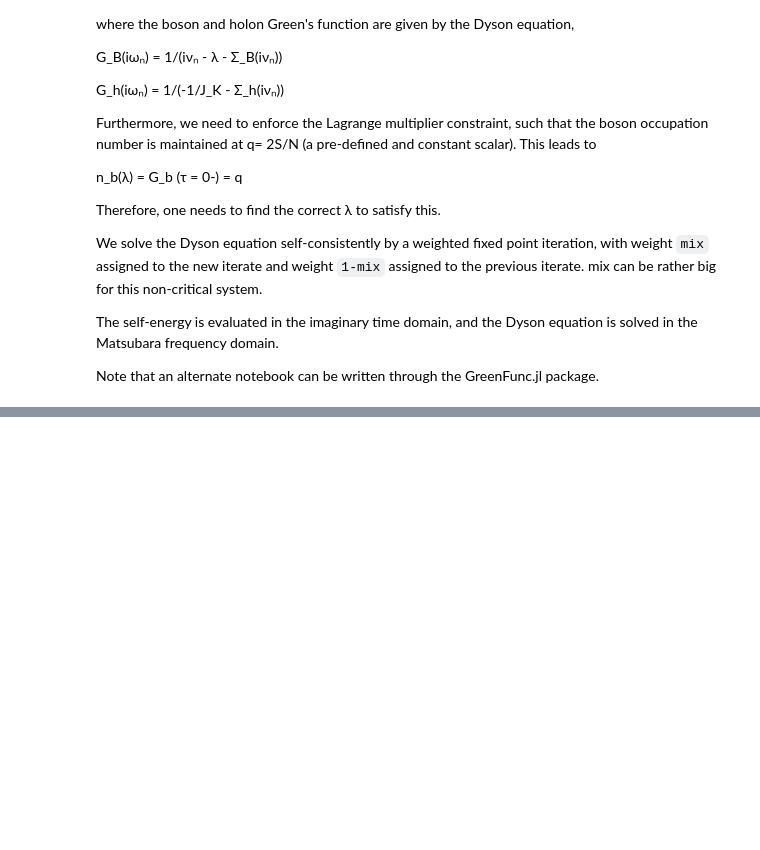
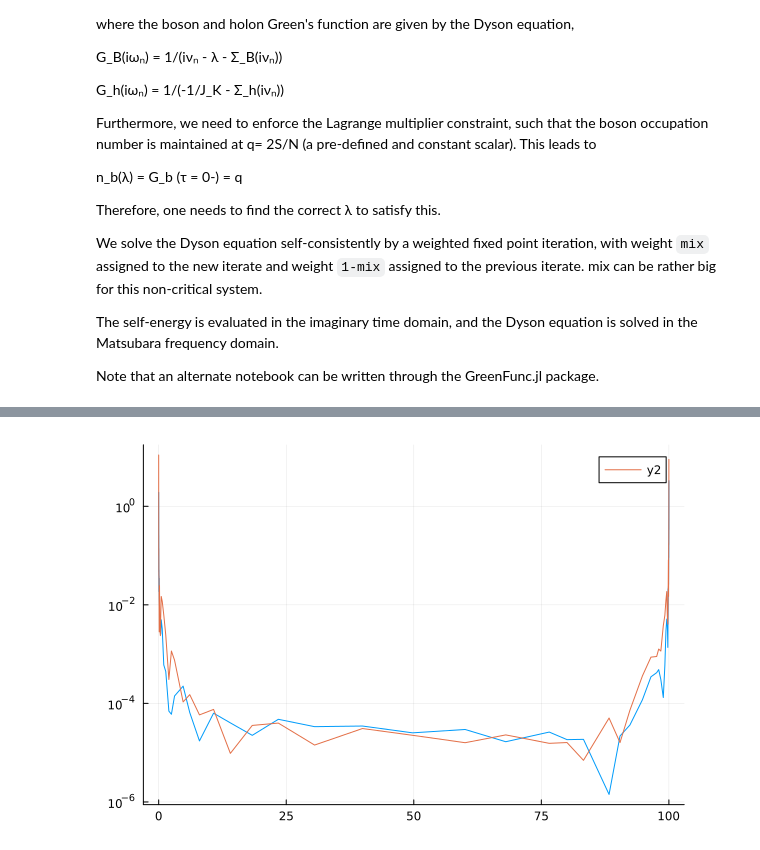
Before and after one commit to vdrouint/large-N-equations, a Jupyter notebook: largeN.ipynb, the cells around one changed output, grey strips where cells are left out. Cells and saved outputs as stored; diff of their text form; code cells hidden in the pictures; blank space fills up the shorter version.

```diff
--- a/largeN.ipynb
+++ b/largeN.ipynb
@@ -39,6 +44,8 @@ using Printf
 using Roots
 
 diff(a, b) = maximum(abs.(a - b)) # return the maximum deviation between a and b
+diff_modulated(a, b) = sum(abs.(a - b)) /sum(abs.(b)) # return the maximum deviation between a and b
+
 
 # Initialize DLR grid
 
@@ -51,6 +58,8 @@ db = DLRGrid(Euv = Euv, β = β, isFermi = false, rtol = rtol, symmetry = :none)
 
 G_B = zeros(ComplexF64, length(db))
 G_h = zeros(ComplexF64, length(df))
+G_B_new = zeros(ComplexF64, length(db))
+G_h_new = zeros(ComplexF64, length(df))
 Sigma_B = zeros(ComplexF64, length(db))
 Sigma_h = zeros(ComplexF64, length(df))
 #some small broadening at the beginning is necessary
@@ -67,7 +76,7 @@ q0 = 0.5 # q0 = 2S/N
 γ = q0  # γ ≠ q0 means a under or over screened Kondo model
 λ = (1/β) * log(1/q0 +1) #initial λ for the loop
 eta = 0.001*λ
-β_K = 3  #Kondo temperature, used to define J_K
+β_K = 50  #Kondo temperature, used to define J_K, needs to be larger than initial β
 J_K = 1 / ρ / log(D * β_K) #alternatively, J_K could be defined by itself
 
 #initialize G_B and G_h with their broadening factors.
@@ -75,11 +84,12 @@ J_K = 1 / ρ / log(D * β_K) #alternatively, J_K could be defined by itself
 #G_h = G_h .- J_K #this is the initial value
 #Sigma_B_matfreq = tau2matfreq(db, Sigma_B)
 #Sigma_h_matfreq = tau2matfreq(df, Sigma_h)
-G_B_new = 1 ./(db.ωn * 1im .- λ .- 1im*eta*ones(ComplexF64, length(db)) ) #in omega freq
-G_h_new = 1 ./((- 1 ./J_K ) .- 1im*eta*ones(ComplexF64, length(df)) ) #in omega freq
+#G_B_new = 1 ./(db.ωn * 1im .- λ .- 1im*eta*ones(ComplexF64, length(db)) ) #in omega freq
+G_B_new = G_B_new + 1 ./(db.ωn * 1im .- λ) #in omega freq
+G_h_new = G_h_new .+ 1 ./((-1.0 ./J_K )) #in omega freq
 #in τ form
-G_B = matfreq2tau(db, G_B_new)
-G_h = matfreq2tau(df, G_h_new)
+G_B = G_B + matfreq2tau(db, G_B_new)
+G_h = G_h + matfreq2tau(df, G_h_new)
 
 #change initial G_B and G_h to tau format
 
@@ -97,5 +107,7 @@ end
 G_B_omega = tau2matfreq(db, G_B)
 f(x) = abs(q0 - nB_from_Gb_omega(G_B_omega, db, x)) #define the function for which the root needs to be found
 xval = find_zero(f, 0, order=1) #find the root. x is such that λ_tot = λ + x
-G_B_new = 1 ./(db.ωn * 1im .- λ .- xval .- 1im*eta*ones(ComplexF64, length(db)) ) #in omega freq
+println("Initial Lagrange multiplier times β: $((λ + xval)*β), x=$xval and n_b - q = $(f(xval))")
+#G_B_new = 1 ./(db.ωn * 1im .- λ .- xval .- 1im*eta*ones(ComplexF64, length(db)) ) #in omega freq
+G_B_new = 1 ./(db.ωn * 1im .- λ .- xval) #in omega freq
 G_B = matfreq2tau(db, G_B_new);
@@ -297,0 +227,6 @@ p = plot(dsym_correct.τ, real(G_x_correct))
+# %%
+using Plots
+plot(db.τ, abs.(imag(Sigma_B_one) - imag(Sigma_B_two)), yscale=:log10, label="")
+plot!(db.τ, abs.(real(Sigma_B_one) - real(Sigma_B_two)), yscale=:log10)
+# %% [output]
+[figure, added]
```
Also changed, not shown: parts of 12 cells of this notebook.
